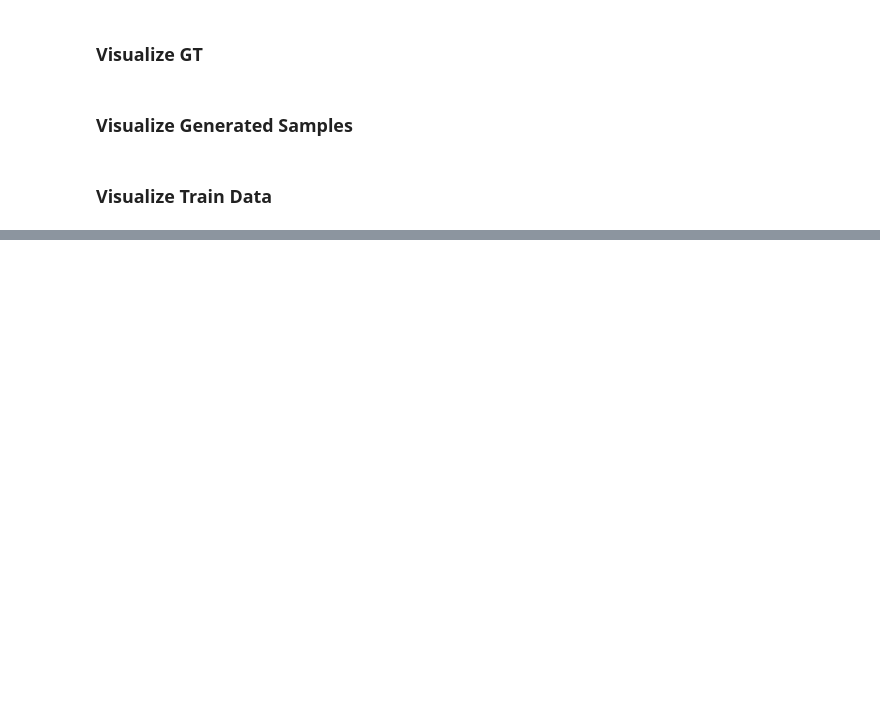
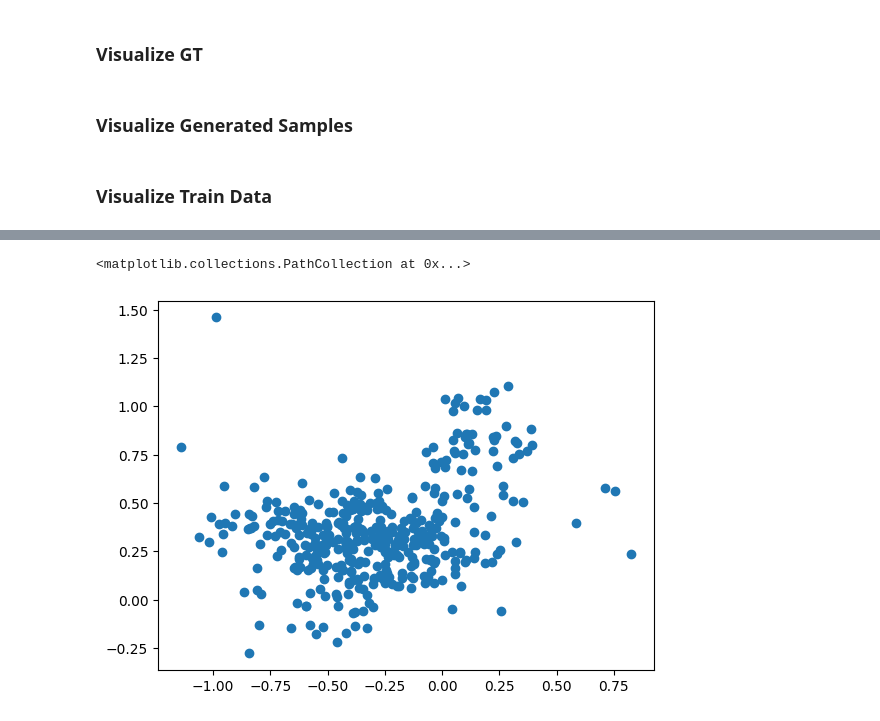
Before and after one commit to rpeys/scSet, a Jupyter notebook: figures/matplotlib3d_viz_samples.ipynb, the cells around one changed output, grey strips where cells are left out. Drawn from its saved outputs; the diff is of its cells as text; code cells hidden in the pictures; blank space fills up the shorter version.

```diff
--- a/figures/matplotlib3d_viz_samples.ipynb
+++ b/figures/matplotlib3d_viz_samples.ipynb
@@ -174,0 +247,7 @@ print('DONE')
+# %%
+plt.scatter(val_hiddens[:,2],val_hiddens[:,3])
+#plt.xlim(-1,1)
+#plt.ylim(-1,1)
+# %% [output]
+<matplotlib.collections.PathCollection at 0x...>
+[figure, added]
```
Also changed, not shown: parts of 13 cells of this notebook, 27 other files.
